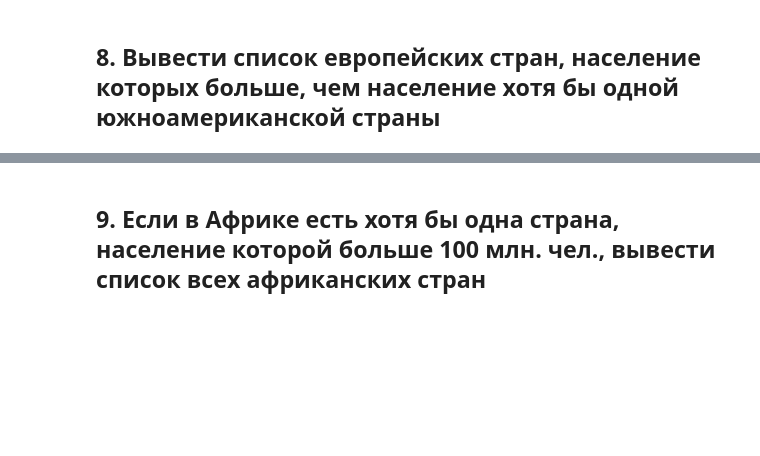
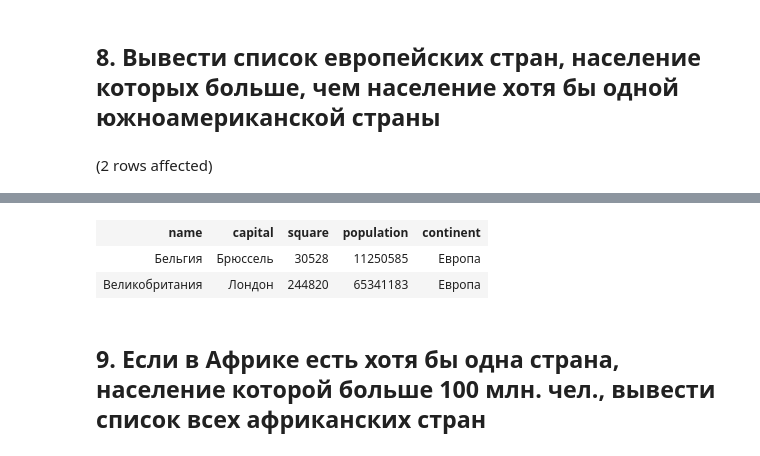
Before and after one commit to petrik33/BSU-Data-Engineering, a Jupyter notebook: 9. Unions, Sub-Selection/Notebook2.ipynb, the cells around one changed output, grey strips where cells are left out. Cells and saved outputs as stored; diff of their text form; code cells hidden in the pictures; blank space fills up the shorter version.

```diff
--- a/9. Unions, Sub-Selection/Notebook2.ipynb
+++ b/9. Unions, Sub-Selection/Notebook2.ipynb
@@ -151,16 +206,16 @@ select
 from
 	Countries
 where
-	continent = 'Àôðèêà'
+	continent = N'Европа'
 	and
-	exists
+	population > ANY
 	(
 	select
-		*
+		population
 	from
 		Countries
 	where
-		continent = 'Àôðèêà'
-		and
-		population > 100000000
+		continent = N'Южная Америка'
 	)
+# %% [output]
+(2 rows affected)
@@ -167,3 +223,6 @@ where
+| name | capital | square | population | continent |
+| Бельгия | Брюссель | 30528 | 11250585 | Европа |
+| Великобритания | Лондон | 244820 | 65341183 | Европа |
 # %% [markdown]
 ## 9. Если в Африке есть хотя бы одна страна, население которой больше 100 млн. чел., вывести список всех африканских стран
 # %%
```
Also changed, not shown: parts of 12 cells of this notebook.
